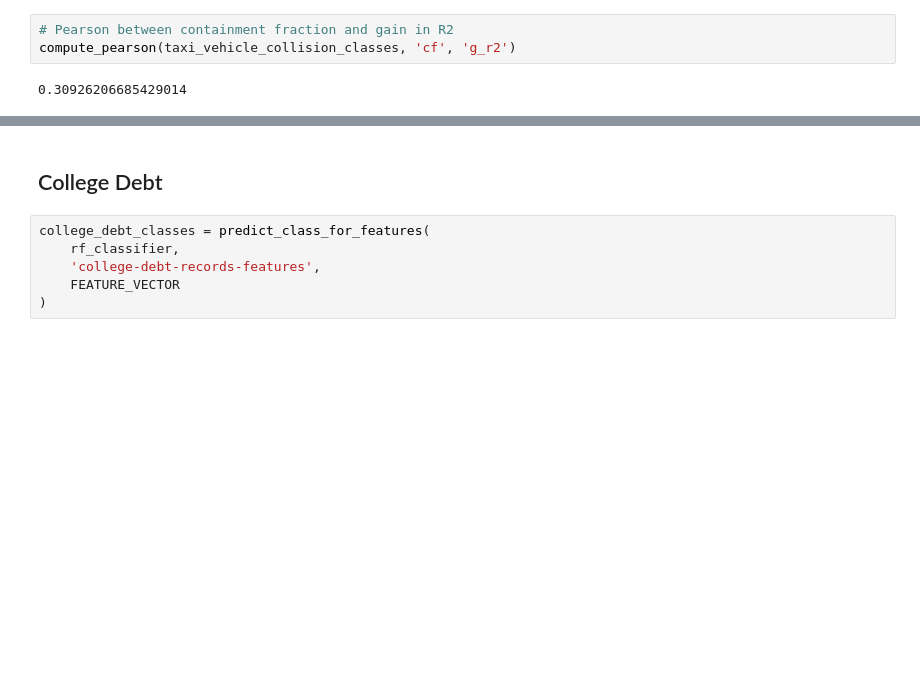
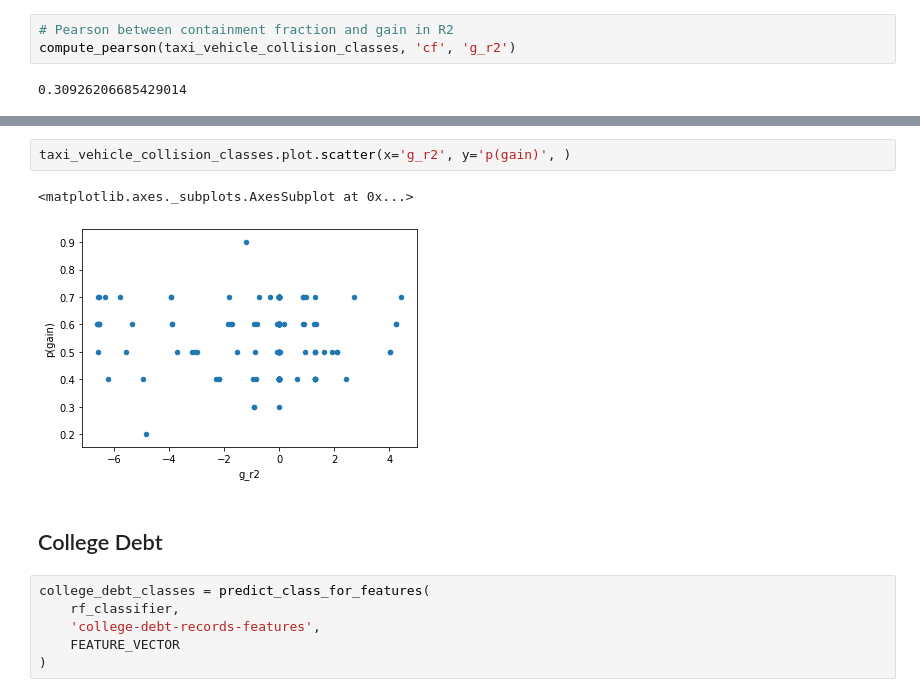
Before and after one commit to VIDA-NYU/prida, a Jupyter notebook: use-cases/datamart-data/predict-datamart-use-cases.ipynb, the cells around one changed output, grey strips where cells are left out. Drawn from its saved outputs; the diff is of its cells as text; blank space fills up the shorter version.

```diff
--- a/use-cases/datamart-data/predict-datamart-use-cases.ipynb
+++ b/use-cases/datamart-data/predict-datamart-use-cases.ipynb
@@ -160,3 +293,8 @@ compute_pearson(taxi_vehicle_collision_classes, 'g_r2', 'p(gain)')
+# %%
+taxi_vehicle_collision_classes.plot.scatter(x='g_r2', y='p(gain)', )
+# %% [output]
+<matplotlib.axes._subplots.AxesSubplot at 0x...>
+[figure, added]
 # %% [markdown]
 ## College Debt
 # %%
```
Also changed, not shown: parts of 22 cells of this notebook, 1 other file.
